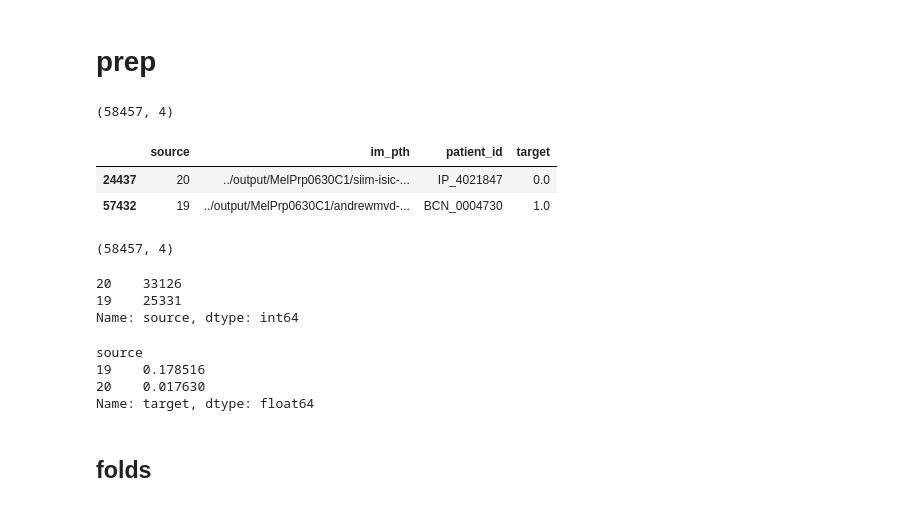
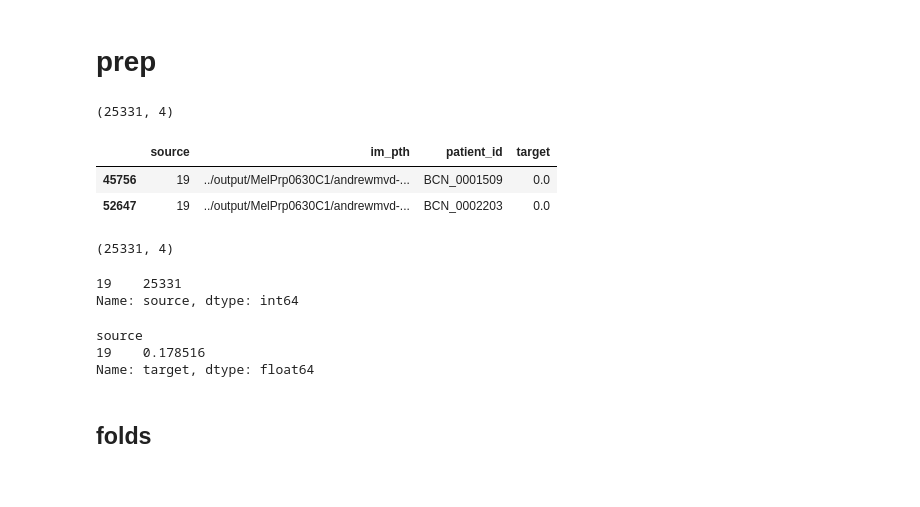
Before and after one commit to yang-zhang/siim-isic-melanoma-classification, a Jupyter notebook: working/Mel0707F1_B0_19dataPretrain.ipynb, the cells around one changed output. Drawn from its saved outputs; the diff is of its cells as text; code cells hidden in the pictures.

```diff
--- a/working/Mel0706A2__B0.ipynb
+++ b/working/Mel0707F1_B0_19dataPretrain.ipynb
@@ -10,7 +9,7 @@ class Param: pass
 param = Param()
 
 #########################
-param.PRFX = 'Mel0706A2'#
+param.PRFX = 'Mel0707F1'#
 #########################
 
 param.PRFX_B4 = None; param.FLD2USE_B4 = 0
@@ -20,9 +19,9 @@ param.ARCH = 'efficientnet-b0'
 
 from efficientnet_pytorch import EfficientNet
 param.SZ = EfficientNet.get_image_size(param.ARCH)
-# param.SZ = 348
+# param.SZ = 224
 
-param.EPOCHS = 80
+param.EPOCHS = 50
 
 # p2: efficientnet-b1 64
 param.BS = 72
@@ -150,29 +148,28 @@ p_b4  = f'../output/{param.PRFX_B4}'
 # prep
 # %%
 p_prp = f'../output/{param.PRFX_PREP}'
-dftrn = pd.read_csv(f'{p_prp}/train_all.csv')
+dftrn = pd.read_csv(f'{p_prp}/train_all_dedup.csv')
+dftrn = dftrn[dftrn.source==19]
 print(dftrn.shape)
 
 set_seed(param.SEED); dftrn = dftrn.sample(frac=1.)
 
 if param.N_SAMPL is not None: dftrn = dftrn.head(param.N_SAMPL)
 
 display(dftrn.head(2))
 display(dftrn.shape)
 display(dftrn.source.value_counts())
 display(dftrn.groupby('source').target.mean())
 # %% [output]
-(58457, 4)
+(25331, 4)
 |  | source | im_pth | patient_id | target |
-| 24437 | 20 | ../output/MelPrp0630C1/siim-isic-... | IP_4021847 | 0.0 |
-| 57432 | 19 | ../output/MelPrp0630C1/andrewmvd-... | BCN_0004730 | 1.0 |
+| 45756 | 19 | ../output/MelPrp0630C1/andrewmvd-... | BCN_0001509 | 0.0 |
+| 52647 | 19 | ../output/MelPrp0630C1/andrewmvd-... | BCN_0002203 | 0.0 |
-(58457, 4)
+(25331, 4)
-20    33126
 19    25331
 Name: source, dtype: int64
 source
 19    0.178516
-20    0.017630
 Name: target, dtype: float64
 # %% [markdown]
 ## folds
```
Also changed, not shown: parts of 13 cells of this notebook, 24 other files.
